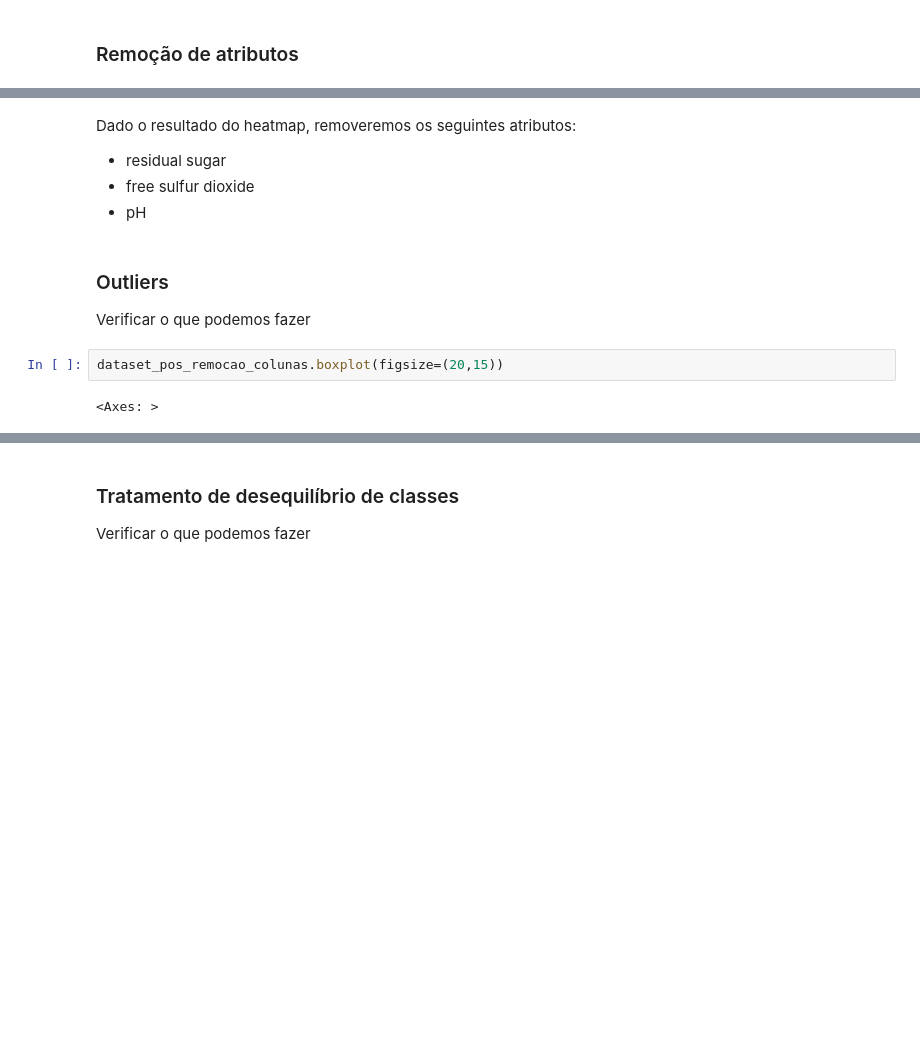
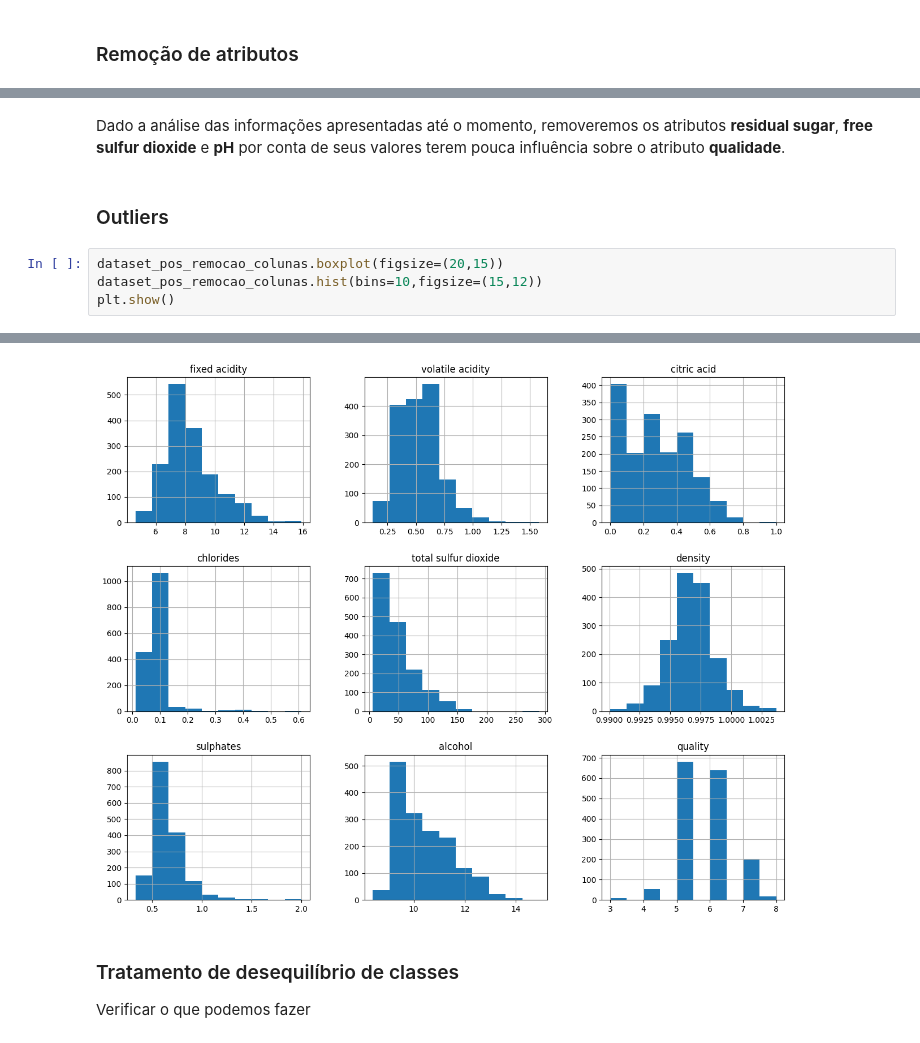
Before and after one commit to leonardodimarchi/ai-regression-and-classification, a Jupyter notebook: classification.ipynb, the cells around one changed output, grey strips where cells are left out. Drawn from its saved outputs; the diff is of its cells as text; blank space fills up the shorter version.

```diff
--- a/classification.ipynb
+++ b/classification.ipynb
@@ -121,20 +133,16 @@ print(dataset_pos_remocao_colunas.shape)
 # %% [output]
 (1599, 9)
 # %% [markdown]
-Dado o resultado do heatmap, removeremos os seguintes atributos:
-
-- residual sugar
-- free sulfur dioxide
-- pH
+Dado a análise das informações apresentadas até o momento, removeremos os atributos **residual sugar**, **free sulfur dioxide** e **pH** por conta de seus valores terem pouca influência sobre o atributo **qualidade**.
-# %% [markdown]
-### Outliers
-
-Verificar o que podemos fazer
+# %% [markdown]
+### Outliers
 # %%
 dataset_pos_remocao_colunas.boxplot(figsize=(20,15))
+dataset_pos_remocao_colunas.hist(bins=10,figsize=(15,12))
+plt.show()
 # %% [output]
-<Axes: >
 [figure]
+[figure, added]
 # %% [markdown]
 ### Tratamento de desequilíbrio de classes
 
```
Also changed, not shown: parts of 10 cells of this notebook.
